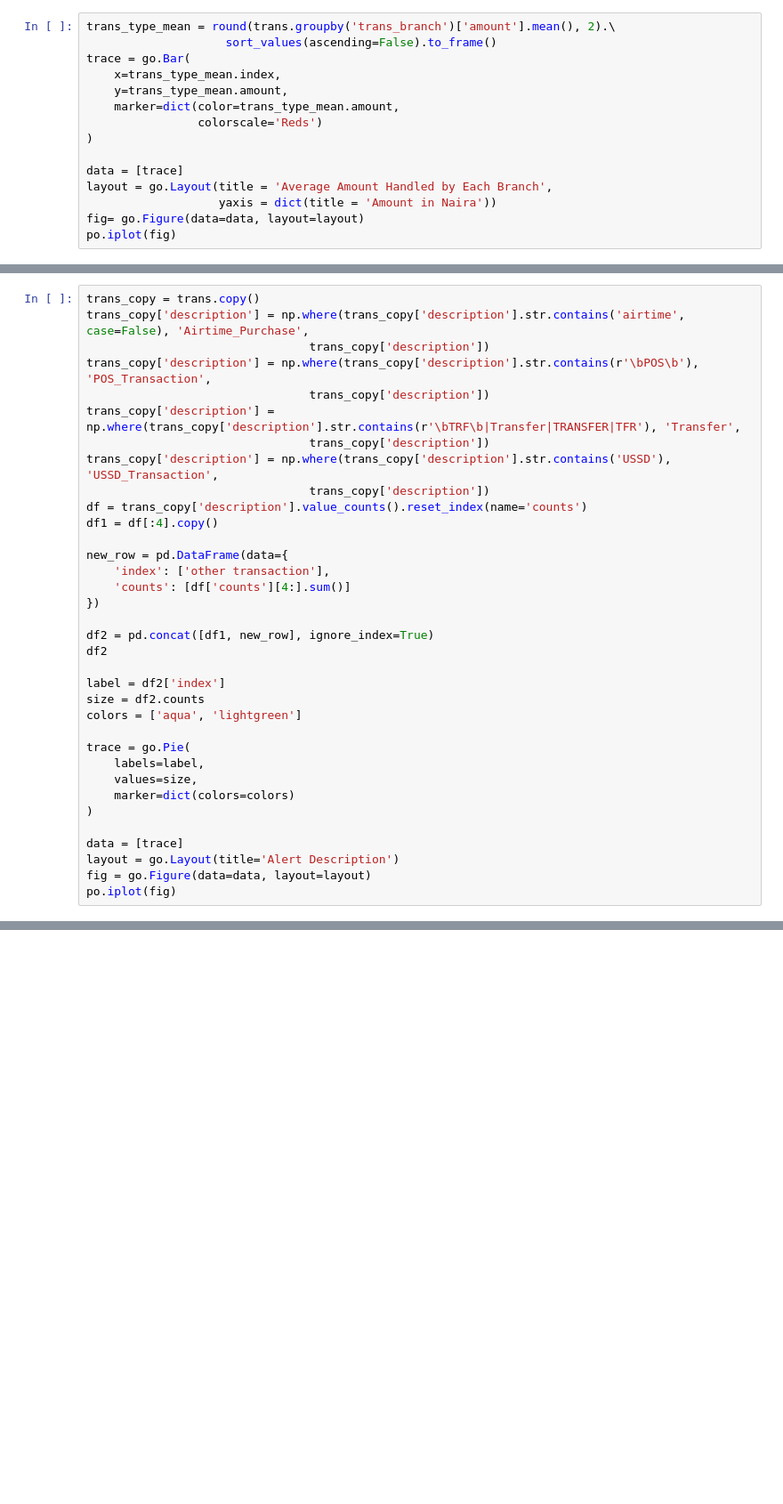
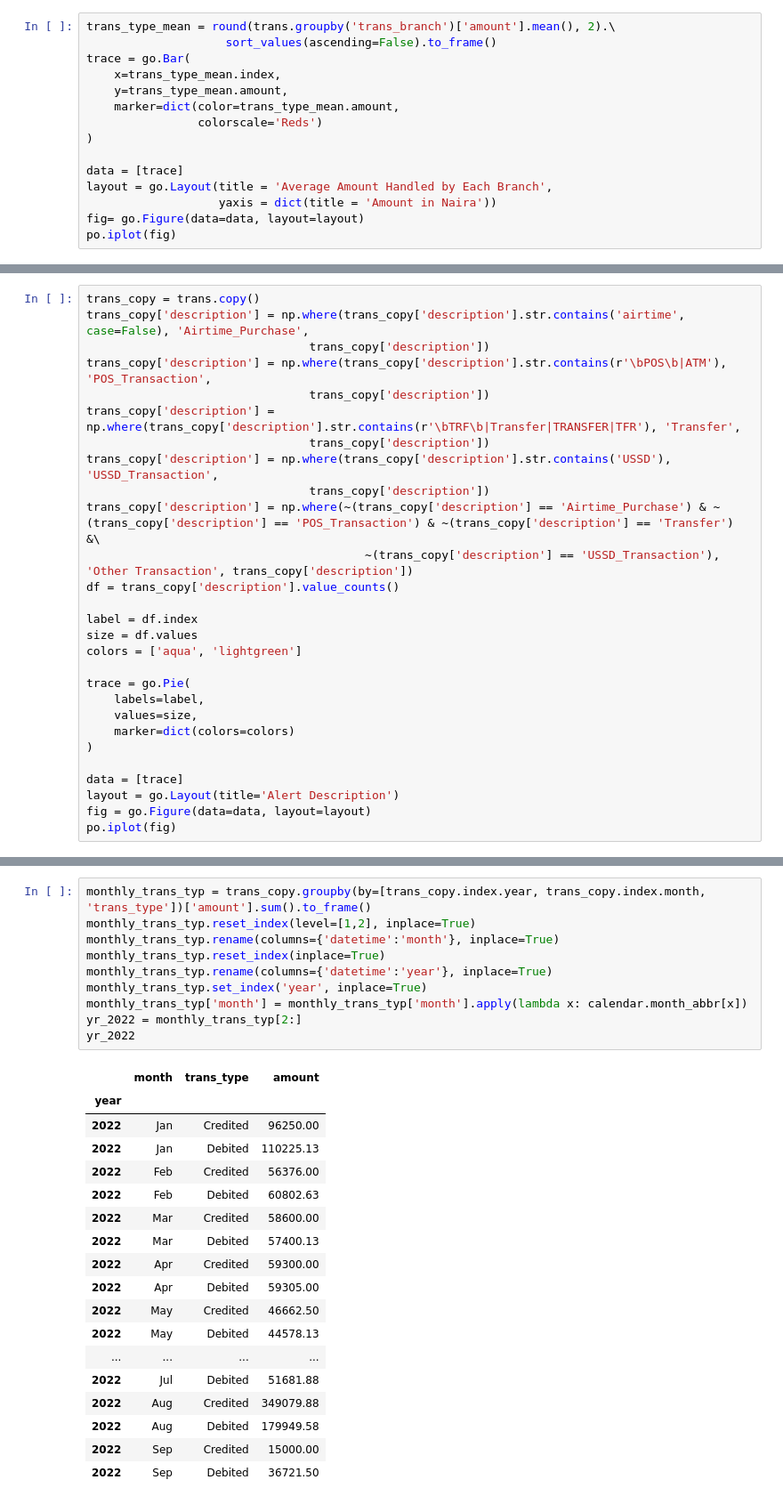
Before and after one commit to TelRich/Gmail_Scrapping_for_Bank_Transactions, a Jupyter notebook: transaction_eda.ipynb, the cells around one changed output, grey strips where cells are left out. Shown at 89% size. Cells and saved outputs as stored; diff of their text form; blank space fills up the shorter version.

```diff
--- a/transaction_eda.ipynb
+++ b/transaction_eda.ipynb
@@ -96,25 +101,18 @@ Description Distribution
 trans_copy = trans.copy()
 trans_copy['description'] = np.where(trans_copy['description'].str.contains('airtime', case=False), 'Airtime_Purchase',
                                 trans_copy['description'])
-trans_copy['description'] = np.where(trans_copy['description'].str.contains(r'\bPOS\b'), 'POS_Transaction',
+trans_copy['description'] = np.where(trans_copy['description'].str.contains(r'\bPOS\b|ATM'), 'POS_Transaction',
                                 trans_copy['description'])
 trans_copy['description'] = np.where(trans_copy['description'].str.contains(r'\bTRF\b|Transfer|TRANSFER|TFR'), 'Transfer',
                                 trans_copy['description'])
 trans_copy['description'] = np.where(trans_copy['description'].str.contains('USSD'), 'USSD_Transaction',
                                 trans_copy['description'])
-df = trans_copy['description'].value_counts().reset_index(name='counts')
-df1 = df[:4].copy()
+trans_copy['description'] = np.where(~(trans_copy['description'] == 'Airtime_Purchase') & ~(trans_copy['description'] == 'POS_Transaction') & ~(trans_copy['description'] == 'Transfer') &\
+                                        ~(trans_copy['description'] == 'USSD_Transaction'), 'Other Transaction', trans_copy['description'])
+df = trans_copy['description'].value_counts()
 
-new_row = pd.DataFrame(data={
-    'index': ['other transaction'],
-    'counts': [df['counts'][4:].sum()]
-})
-
-df2 = pd.concat([df1, new_row], ignore_index=True)
-df2
-
-label = df2['index']
-size = df2.counts
+label = df.index
+size = df.values
 colors = ['aqua', 'lightgreen']
 
 trace = go.Pie(
@@ -337 +169,30 @@ trace
+# %%
+monthly_trans_typ = trans_copy.groupby(by=[trans_copy.index.year, trans_copy.index.month, 'trans_type'])['amount'].sum().to_frame()
+monthly_trans_typ.reset_index(level=[1,2], inplace=True)
+monthly_trans_typ.rename(columns={'datetime':'month'}, inplace=True)
+monthly_trans_typ.reset_index(inplace=True)
+monthly_trans_typ.rename(columns={'datetime':'year'}, inplace=True)
+monthly_trans_typ.set_index('year', inplace=True)
+monthly_trans_typ['month'] = monthly_trans_typ['month'].apply(lambda x: calendar.month_abbr[x])
+yr_2022 = monthly_trans_typ[2:]
+yr_2022
+# %% [output]
+|  | month | trans_type | amount |
+| year |  |  |  |
+| 2022 | Jan | Credited | 96250.00 |
+| 2022 | Jan | Debited | 110225.13 |
+| 2022 | Feb | Credited | 56376.00 |
+| 2022 | Feb | Debited | 60802.63 |
+| 2022 | Mar | Credited | 58600.00 |
+| 2022 | Mar | Debited | 57400.13 |
+| 2022 | Apr | Credited | 59300.00 |
+| 2022 | Apr | Debited | 59305.00 |
+| 2022 | May | Credited | 46662.50 |
+| 2022 | May | Debited | 44578.13 |
+| ... | ... | ... | ... |
+| 2022 | Jul | Debited | 51681.88 |
+| 2022 | Aug | Credited | 349079.88 |
+| 2022 | Aug | Debited | 179949.58 |
+| 2022 | Sep | Credited | 15000.00 |
+| 2022 | Sep | Debited | 36721.50 |
 # %%
```
Also changed, not shown: parts of 32 cells of this notebook.
